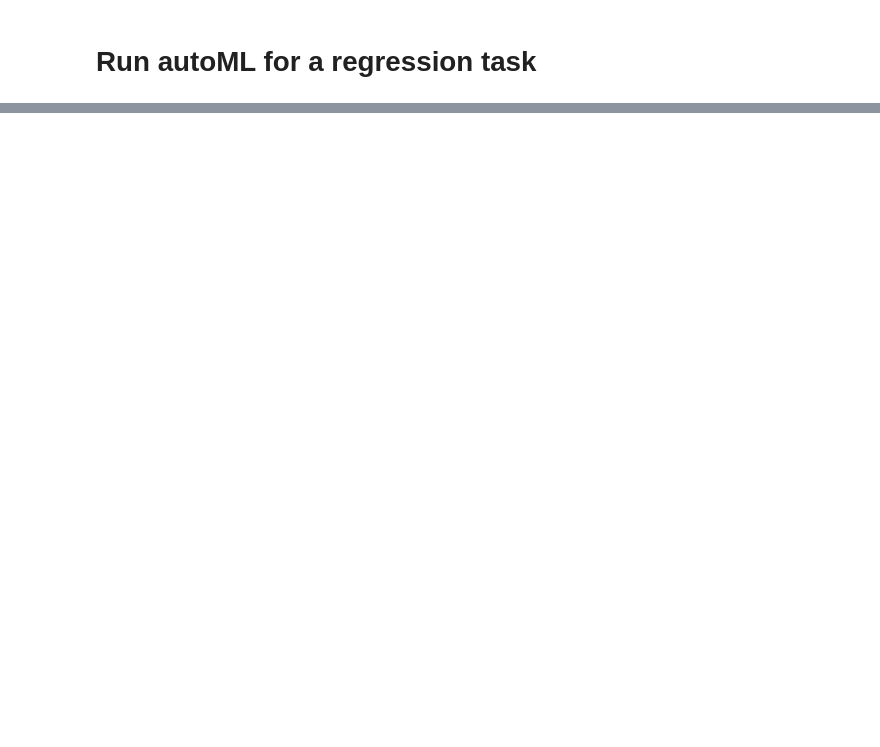
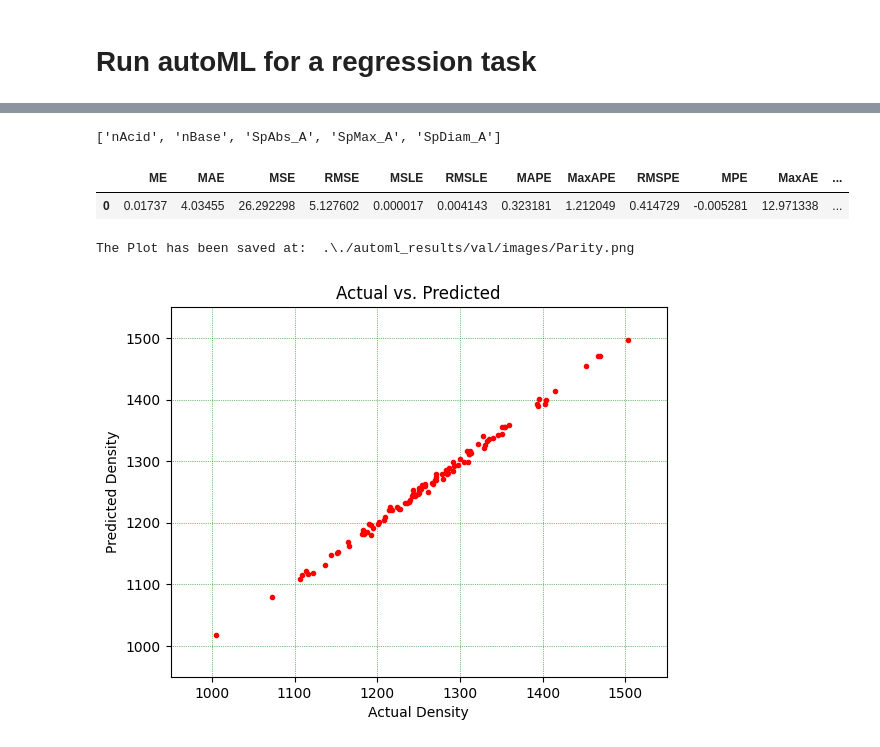
Before and after one commit to hachmannlab/chemml, a Jupyter notebook: docs/ipython_notebooks/autoML_regression.ipynb, the cells around one changed output, grey strips where cells are left out. Saved outputs shown, nothing was run; the diff lists cells and outputs as text; code cells hidden in the pictures; blank space fills up the shorter version.

```diff
--- a/docs/ipython_notebooks/autoML_regression.ipynb
+++ b/docs/ipython_notebooks/autoML_regression.ipynb
@@ -126,0 +104,12 @@ scores.to_csv("autoML_test.csv",index=False)
+# %%
+import pickle
+import json
+
+with open('automl_results/best_model/metadata.json', 'r') as f:
+    metadata = json.load(f)
+with open('automl_results/best_model/feature_order.json', 'r') as f:
+    feature_order = json.load(f)
+with open("automl_results/best_model/model.pkl", "rb") as f:
+    loaded_model = pickle.load(f)
+with open("automl_results/best_model/scaler.pkl", "rb") as f:
+    loaded_scaler = pickle.load(f)
@@ -126,0 +136,45 @@ scores.to_csv("autoML_test.csv",index=False)
+# %%
+feature_order[:5]
+# %% [output]
+['nAcid', 'nBase', 'SpAbs_A', 'SpMax_A', 'SpDiam_A']
+# %%
+from sklearn.preprocessing import StandardScaler
+from sklearn.model_selection import train_test_split
+from chemml.chem import Mordred
+from sklearn.svm import SVR
+
+features = Mordred().represent(df["smiles"].tolist()).drop(columns=['SMILES'])[feature_order].values
+targets = df["density_Kg/m3"].values
+
+
+X_test = loaded_scaler.transform(features)
+
+y_pred = loaded_model.predict(X_test)
+# %%
+from chemml.utils import regression_metrics
+regression_metrics(targets, y_pred)
+# %% [output]
+|  | ME | MAE | MSE | RMSE | MSLE | RMSLE | MAPE | MaxAPE | RMSPE | MPE | MaxAE | ... |
+| 0 | 0.01737 | 4.03455 | 26.292298 | 5.127602 | 0.000017 | 0.004143 | 0.323181 | 1.212049 | 0.414729 | -0.005281 | 12.971338 | ... |
+# %%
+from chemml.visualization import scatter2D, SavePlot, decorator
+import pandas as pd
+%matplotlib inline
+df_viz = pd.DataFrame()
+df_viz["Actual"] = targets.reshape(-1,)
+df_viz["Predicted"] = y_pred.reshape(-1,)
+sc = scatter2D('r', marker='.')
+fig = sc.plot(dfx=df_viz, dfy=df_viz, x="Actual", y="Predicted")
+
+dec = decorator(title='Actual vs. Predicted',xlabel='Actual Density', ylabel='Predicted Density',
+                xlim= (950,1550), ylim=(950,1550), grid=True,
+                grid_color='g', grid_linestyle=':', grid_linewidth=0.5)
+fig = dec.fit(fig)
+# print(type(fig))
+sa=SavePlot(filename='Parity',output_directory='./automl_results/val/images',
+            kwargs={'facecolor':'w','dpi':330,'pad_inches':0.1, 'bbox_inches':'tight'})
+sa.save(obj=fig)
+fig.show()
+# %% [output]
+The Plot has been saved at:  .\./automl_results/val/images/Parity.png
+[figure, added]
```
Also changed, not shown: parts of 7 cells of this notebook, 47 other files.
